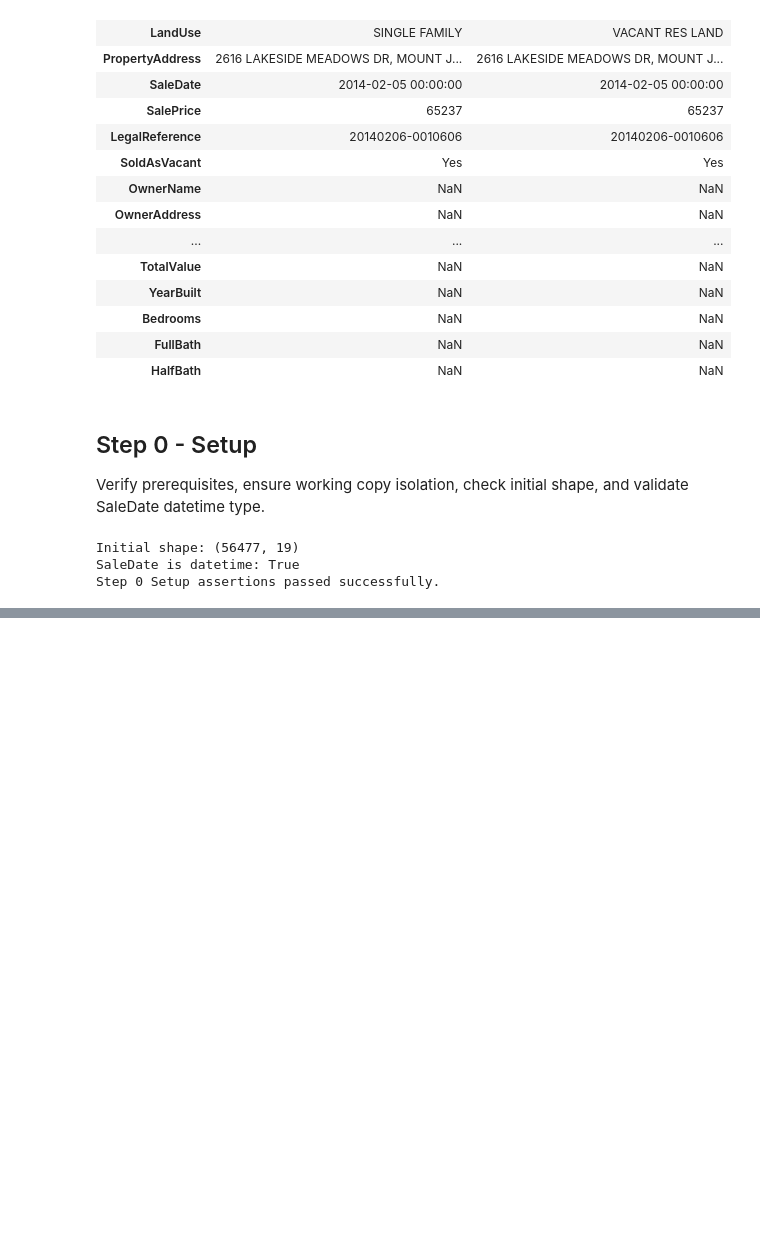
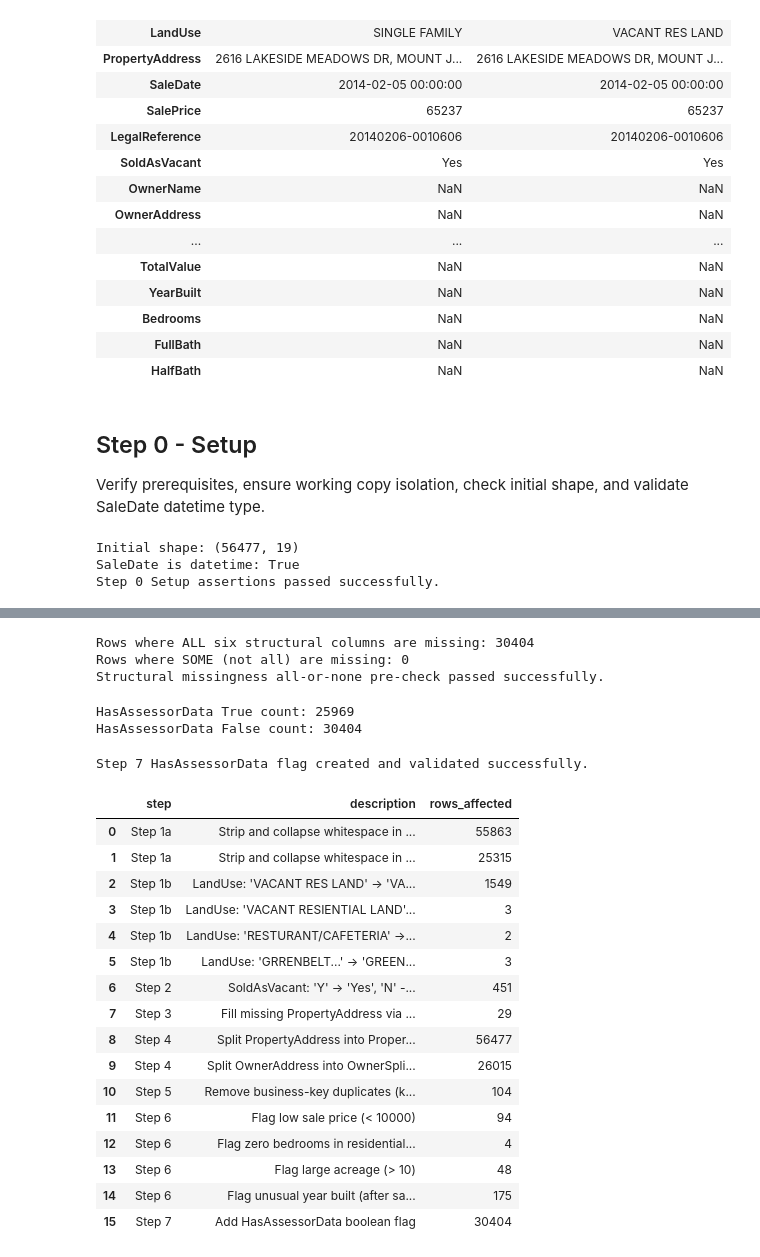
Before and after one commit to MahdiYaqobi/nashville-housing-cleaning, a Jupyter notebook: notebooks/01_cleaning.ipynb, the cells around one changed output, grey strips where cells are left out. Drawn from its saved outputs; the diff is of its cells as text; code cells hidden in the pictures; blank space fills up the shorter version.

```diff
--- a/notebooks/01_cleaning.ipynb
+++ b/notebooks/01_cleaning.ipynb
@@ -225,0 +673,67 @@ Step 0 Setup assertions passed successfully.
+# %%
+# Step 7a: Pre-check structural missingness pattern
+struct_cols = ["OwnerAddress", "Acreage", "LandValue", "BuildingValue", "TotalValue", "TaxDistrict"]
+
+pattern = df_clean[struct_cols].isna()
+all_missing_count = pattern.all(axis=1).sum()
+some_missing_count = (pattern.any(axis=1) & ~pattern.all(axis=1)).sum()
+
+print(f"Rows where ALL six structural columns are missing: {all_missing_count}")
+print(f"Rows where SOME (not all) are missing: {some_missing_count}")
+
+assert some_missing_count == 0, "STOP: Partial missingness detected in structural columns!"
+print("Structural missingness all-or-none pre-check passed successfully.")
+# %% [output]
+Rows where ALL six structural columns are missing: 30404
+Rows where SOME (not all) are missing: 0
+Structural missingness all-or-none pre-check passed successfully.
+# %%
+# Step 7b: Create HasAssessorData boolean flag
+before_null_counts = {col: df_clean[col].isna().sum() for col in struct_cols}
+
+# True where all six structural columns are non-null
+df_clean['HasAssessorData'] = df_clean[struct_cols].notna().all(axis=1)
+
+false_count = (~df_clean['HasAssessorData']).sum()
+true_count = df_clean['HasAssessorData'].sum()
+
+print(f"HasAssessorData True count: {true_count}")
+print(f"HasAssessorData False count: {false_count}")
+
+log_change('Step 7', 'Add HasAssessorData boolean flag', false_count)
+# %% [output]
+HasAssessorData True count: 25969
+HasAssessorData False count: 30404
+# %%
+# Validations
+assert df_clean['HasAssessorData'].dtype == bool, "HasAssessorData is not boolean"
+assert len(df_clean) == 56373, f"Unexpected row count: {len(df_clean)}"
+assert false_count == df_clean['TotalValue'].isna().sum(), "False count mismatch with TotalValue nulls"
+assert 30358 <= false_count <= 30462, f"False count {false_count} out of expected range"
+
+for col in struct_cols:
+    assert df_clean[col].isna().sum() == before_null_counts[col], f"{col} null count changed"
+
+assert true_count + false_count == len(df_clean), "Sum of True and False does not match total rows"
+
+print("Step 7 HasAssessorData flag created and validated successfully.")
+display(change_log)
+# %% [output]
+Step 7 HasAssessorData flag created and validated successfully.
+|  | step | description | rows_affected |
+| 0 | Step 1a | Strip and collapse whitespace in ... | 55863 |
+| 1 | Step 1a | Strip and collapse whitespace in ... | 25315 |
+| 2 | Step 1b | LandUse: 'VACANT RES LAND' -> 'VA... | 1549 |
+| 3 | Step 1b | LandUse: 'VACANT RESIENTIAL LAND'... | 3 |
+| 4 | Step 1b | LandUse: 'RESTURANT/CAFETERIA' ->... | 2 |
+| 5 | Step 1b | LandUse: 'GRRENBELT...' -> 'GREEN... | 3 |
+| 6 | Step 2 | SoldAsVacant: 'Y' -> 'Yes', 'N' -... | 451 |
+| 7 | Step 3 | Fill missing PropertyAddress via ... | 29 |
+| 8 | Step 4 | Split PropertyAddress into Proper... | 56477 |
+| 9 | Step 4 | Split OwnerAddress into OwnerSpli... | 26015 |
+| 10 | Step 5 | Remove business-key duplicates (k... | 104 |
+| 11 | Step 6 | Flag low sale price (< 10000) | 94 |
+| 12 | Step 6 | Flag zero bedrooms in residential... | 4 |
+| 13 | Step 6 | Flag large acreage (> 10) | 48 |
+| 14 | Step 6 | Flag unusual year built (after sa... | 175 |
+| 15 | Step 7 | Add HasAssessorData boolean flag | 30404 |
```
Also changed, not shown: parts of 31 cells of this notebook.
